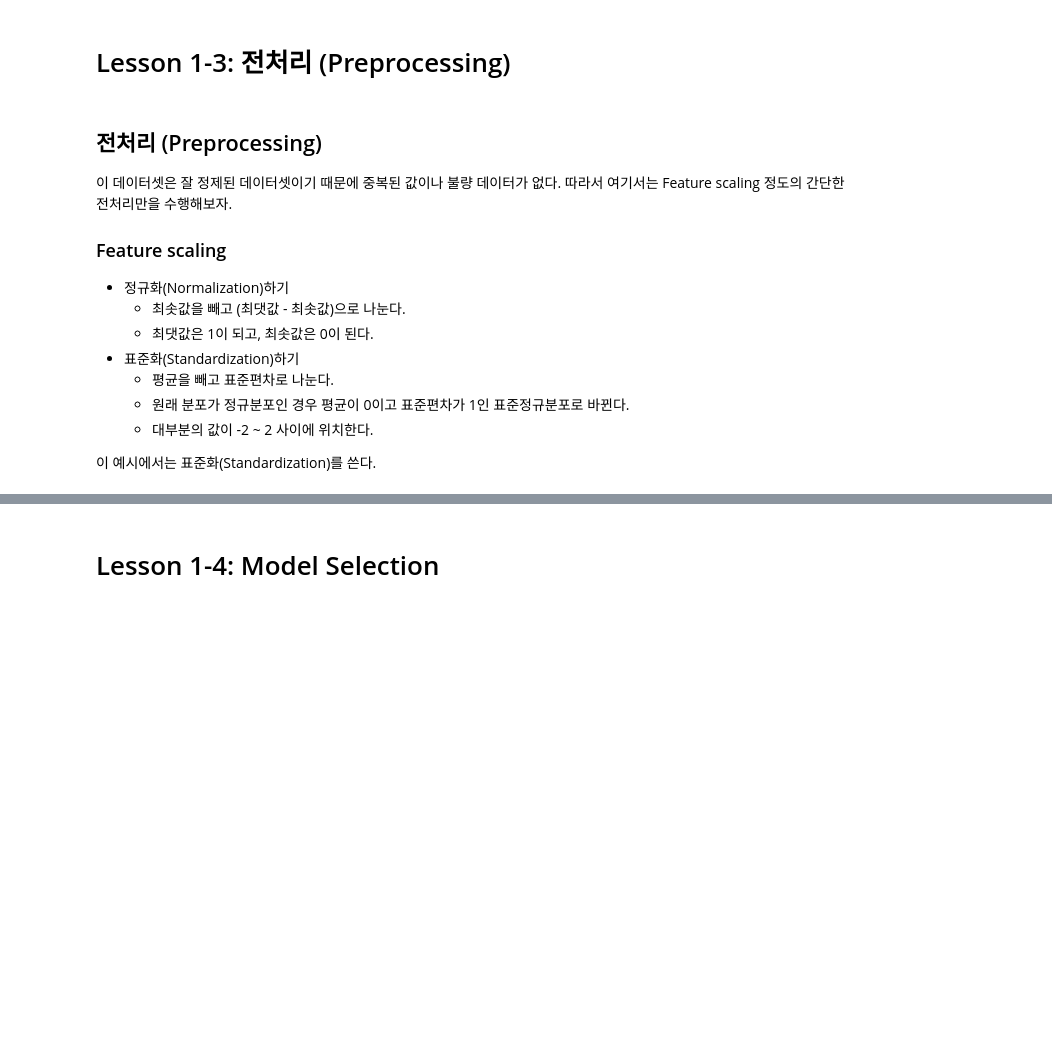
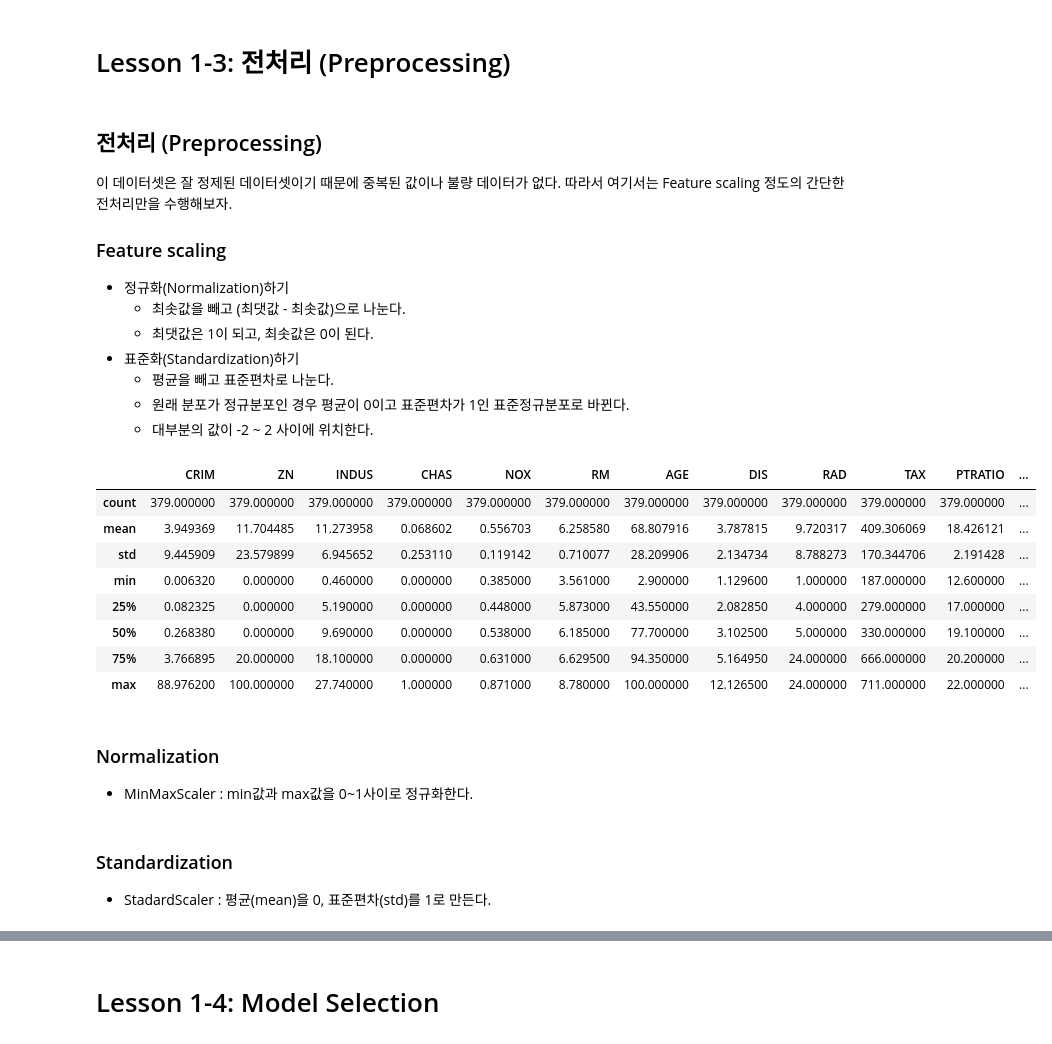
Before and after one commit to ttc-edu-dev-team/da-structured-data, a Jupyter notebook: step1 - Data Analytics Workflow.ipynb, the cells around one changed output, grey strips where cells are left out. Saved outputs shown, nothing was run; the diff lists cells and outputs as text; code cells hidden in the pictures; blank space fills up the shorter version.

```diff
--- a/step1 - Data Analytics Workflow.ipynb
+++ b/step1 - Data Analytics Workflow.ipynb
@@ -246,5 +282,3 @@ sns.pairplot(train_data[["MEDV", "RM", "AGE", "DIS", "PTRATIO"]]);
     - 평균을 빼고 표준편차로 나눈다.
     - 원래 분포가 정규분포인 경우 평균이 0이고 표준편차가 1인 표준정규분포로 바뀐다.
     - 대부분의 값이 -2 ~ 2 사이에 위치한다.
-
-이 예시에서는 표준화(Standardization)를 쓴다.
@@ -250,0 +287,15 @@ sns.pairplot(train_data[["MEDV", "RM", "AGE", "DIS", "PTRATIO"]]);
+# %%
+train_data.describe()
+# %% [output]
+|  | CRIM | ZN | INDUS | CHAS | NOX | RM | AGE | DIS | RAD | TAX | PTRATIO | ... |
+| count | 379.000000 | 379.000000 | 379.000000 | 379.000000 | 379.000000 | 379.000000 | 379.000000 | 379.000000 | 379.000000 | 379.000000 | 379.000000 | ... |
+| mean | 3.949369 | 11.704485 | 11.273958 | 0.068602 | 0.556703 | 6.258580 | 68.807916 | 3.787815 | 9.720317 | 409.306069 | 18.426121 | ... |
+| std | 9.445909 | 23.579899 | 6.945652 | 0.253110 | 0.119142 | 0.710077 | 28.209906 | 2.134734 | 8.788273 | 170.344706 | 2.191428 | ... |
+| min | 0.006320 | 0.000000 | 0.460000 | 0.000000 | 0.385000 | 3.561000 | 2.900000 | 1.129600 | 1.000000 | 187.000000 | 12.600000 | ... |
+| 25% | 0.082325 | 0.000000 | 5.190000 | 0.000000 | 0.448000 | 5.873000 | 43.550000 | 2.082850 | 4.000000 | 279.000000 | 17.000000 | ... |
+| 50% | 0.268380 | 0.000000 | 9.690000 | 0.000000 | 0.538000 | 6.185000 | 77.700000 | 3.102500 | 5.000000 | 330.000000 | 19.100000 | ... |
+| 75% | 3.766895 | 20.000000 | 18.100000 | 0.000000 | 0.631000 | 6.629500 | 94.350000 | 5.164950 | 24.000000 | 666.000000 | 20.200000 | ... |
+| max | 88.976200 | 100.000000 | 27.740000 | 1.000000 | 0.871000 | 8.780000 | 100.000000 | 12.126500 | 24.000000 | 711.000000 | 22.000000 | ... |
+# %% [markdown]
+### Normalization
+- MinMaxScaler : min값과 max값을 0~1사이로 정규화한다.
@@ -250,0 +307,3 @@ sns.pairplot(train_data[["MEDV", "RM", "AGE", "DIS", "PTRATIO"]]);
+# %% [markdown]
+### Standardization
+- StadardScaler : 평균(mean)을 0, 표준편차(std)를 1로 만든다.
```
Also changed, not shown: parts of 67 cells of this notebook.
